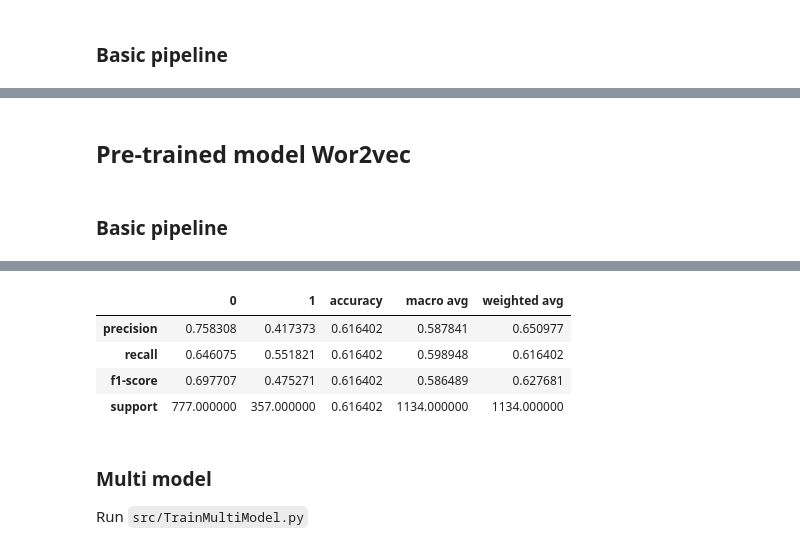
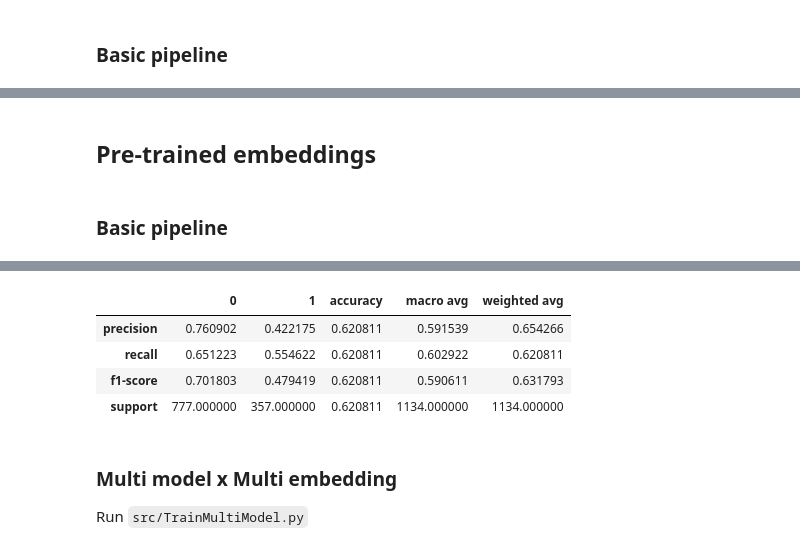
Before and after one commit to Silly-Machine/Portuguese-Hate-Speech, a Jupyter notebook: notebooks/4-model-multi-word2vec.ipynb, the cells around one changed output, grey strips where cells are left out. Saved outputs shown, nothing was run; the diff lists cells and outputs as text; code cells hidden in the pictures.

Commit message:
feat: w2v tracking

```diff
--- a/notebooks/4-model-multi-word2vec.ipynb
+++ b/notebooks/4-model-multi-word2vec.ipynb
@@ -97,0 +85,4 @@ df.head(2)
+# %%
+from src.data.control import version
+
+df_train, df_test = version().split(test_size=0.2)
@@ -346,19 +278,0 @@ for model_name, classifier in classifiers.items():
-# %%
-for model_name, classifier in classifiers.items():
-    mlflow.sklearn.autolog()
-    with mlflow.start_run():
-        ml_pipe = Pipeline([('vectorizer', MeanEmbeddingVectorizer(my_embedding_1000d)),
-                           ('classifier', classifier)])
-
-        # Model fit
-        ml_pipe.fit(X_train, y_train)
-        y_predict = ml_pipe.predict(X_test)
-
-        # Tracking
-        mlflow.log_params(ml_pipe.get_params())
-        mlflow.log_metric('precision', precision_score(y_test, y_predict))
-        mlflow.log_metric('accuracy', accuracy_score(y_test, y_predict))
-        mlflow.log_metric('recall', recall_score(y_test, y_predict))
-        mlflow.log_metric('auc', roc_auc_score(y_test, y_predict))
-        mlflow.log_metric('f1', f1_score(y_test, y_predict))
-        mlflow.sklearn.log_model(ml_pipe, model_name + 'my_embedding_1000d')
@@ -384,27 +342,30 @@ for model_name, classifier in classifiers.items():
 # %% [markdown]
-## Pre-trained model Wor2vec
+## Pre-trained embeddings
 # %%
-# # Load a pre-trained model
+# Load a pre-trained model
 pretrained_model = models.KeyedVectors.load_word2vec_format(
     "data/pretrained-skipgram/skip_s50.txt", binary=False
 )
-pretrained_w2v = dict(
-    zip(pretrained_model.index_to_key, pretrained_model.vectors))
+
+# Make embedding dictionary {token:vector}
+pre_embedding_50d = dict(zip(pretrained_model.index_to_key, pretrained_model.vectors))
+
+# Make a vectorizer
+pre_vec_50 = MeanEmbeddingVectorizer(pre_embedding_50d)
 # %% [markdown]
 ### Basic pipeline
 # %%
 # Basic pipeline
 ml_pipe = Pipeline(
     [
-        ("vectorizer", MeanEmbeddingVectorizer(pretrained_w2v)),
-        ("classifier", LinearSVC(penalty='l2', loss='squared_hinge', dual=True, tol=0.0001, C=1, multi_class='crammer_singer',
-         fit_intercept=True, intercept_scaling=1, class_weight=class_weight, verbose=0, random_state=42, max_iter=100000),),
+        ("normalizer", normalizer),
+        ("vectorizer", pre_vec_50),
+        ("classifier", classifiers["SVC"]),
     ]
 )
 
 # Train
 ml_pipe.fit(X_train, y_train)
 
-pd.DataFrame(classification_report(
-    y_test, ml_pipe.predict(X_test), output_dict=True))
+pd.DataFrame(classification_report(y_test, ml_pipe.predict(X_test), output_dict=True))
 # %% [output]
@@ -413,8 +374,8 @@ pd.DataFrame(classification_report(
 |  | 0 | 1 | accuracy | macro avg | weighted avg |
-| precision | 0.758308 | 0.417373 | 0.616402 | 0.587841 | 0.650977 |
-| recall | 0.646075 | 0.551821 | 0.616402 | 0.598948 | 0.616402 |
-| f1-score | 0.697707 | 0.475271 | 0.616402 | 0.586489 | 0.627681 |
-| support | 777.000000 | 357.000000 | 0.616402 | 1134.000000 | 1134.000000 |
+| precision | 0.760902 | 0.422175 | 0.620811 | 0.591539 | 0.654266 |
+| recall | 0.651223 | 0.554622 | 0.620811 | 0.602922 | 0.620811 |
+| f1-score | 0.701803 | 0.479419 | 0.620811 | 0.590611 | 0.631793 |
+| support | 777.000000 | 357.000000 | 0.620811 | 1134.000000 | 1134.000000 |
 # %% [markdown]
-### Multi model
+### Multi model x Multi embedding
 Run `src/TrainMultiModel.py`
```
Also changed, not shown: parts of 22 cells of this notebook, 1 other file.
